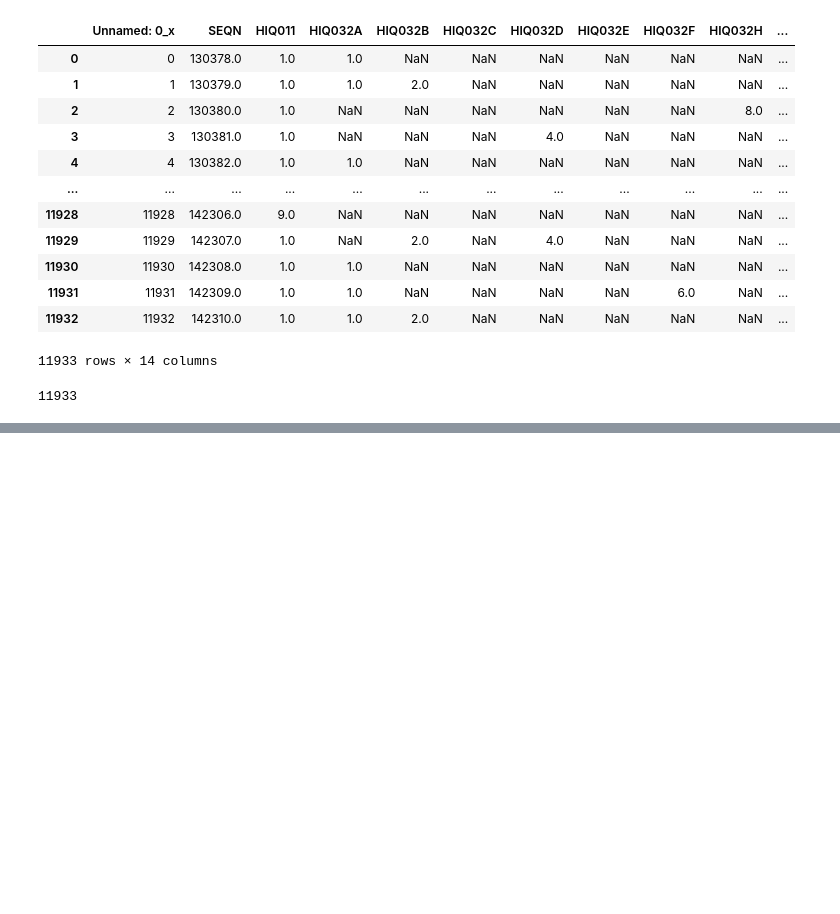
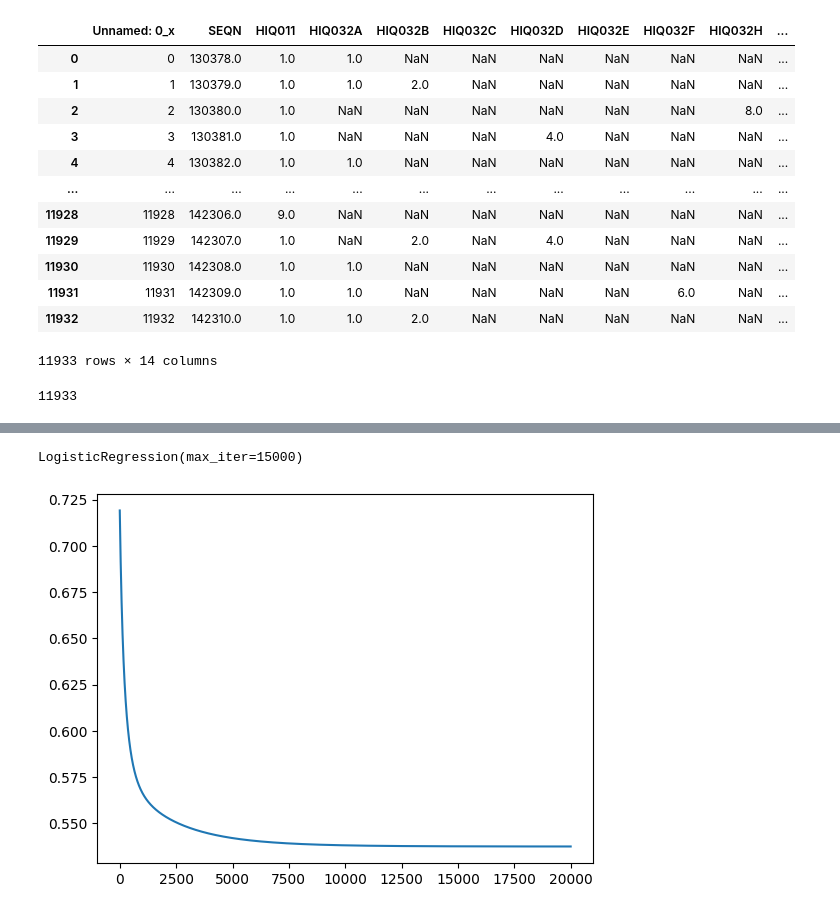
Before and after one commit to OmarGamalH/HyperML, a Jupyter notebook: test.ipynb, the cells around one changed output, grey strips where cells are left out. Drawn from its saved outputs; the diff is of its cells as text; code cells hidden in the pictures; blank space fills up the shorter version.

Commit message:
add logistic regression models

```diff
--- a/test.ipynb
+++ b/test.ipynb
@@ -116,0 +232,21 @@ def load(destinations , data):
+# %%
+import sklearn.model_selection as m
+import sklearn.linear_model as linear
+X_train , X_test , Y_train , Y_test = m.train_test_split(X.to_numpy() , Y.to_numpy() , test_size=0.2 , random_state=42 )
+# %%
+sklearn_model = linear.LogisticRegression(max_iter= 15000)
+my_model = Logistic_regression_model(X_train , Y_train , 0.1 , 20000)
+# %%
+sklearn_model.fit(X_train , Y_train)
+# %% [output]
+LogisticRegression(max_iter=15000)
+# %%
+my_model.fit()
+# %%
+costs = my_model.costs
+# %%
+import matplotlib.pyplot as plt
+
+plt.plot([i for i in range(len(costs))] , costs)
+# %% [output]
+[figure, added]
```
Also changed, not shown: parts of 11 cells of this notebook, 11 other files.
